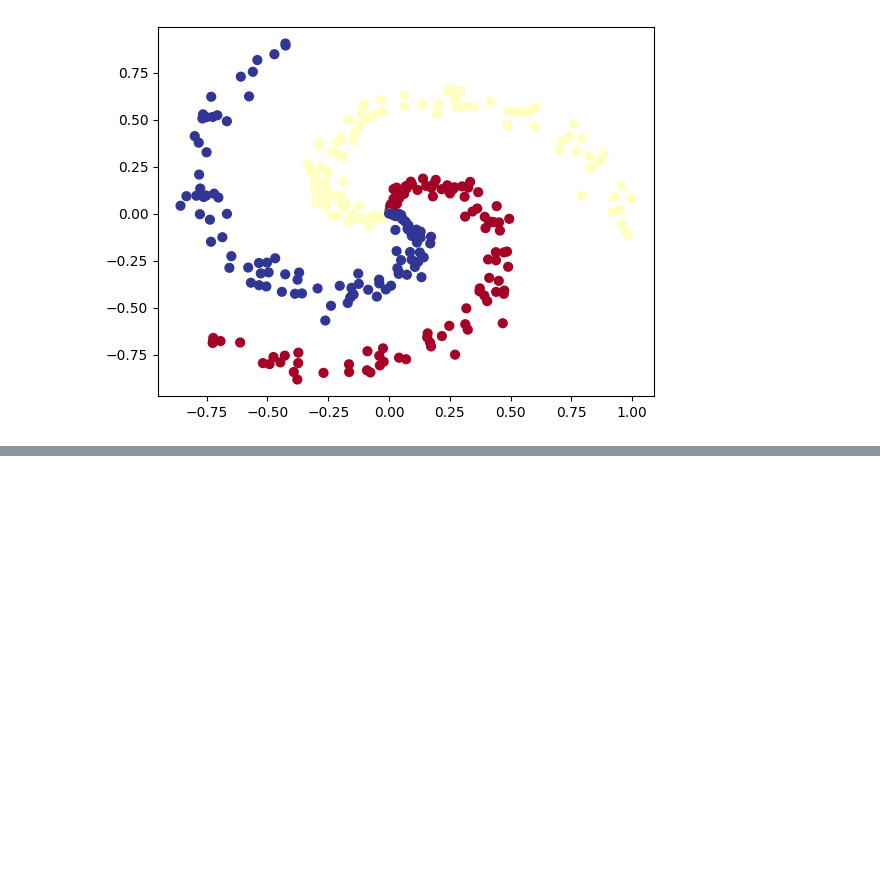
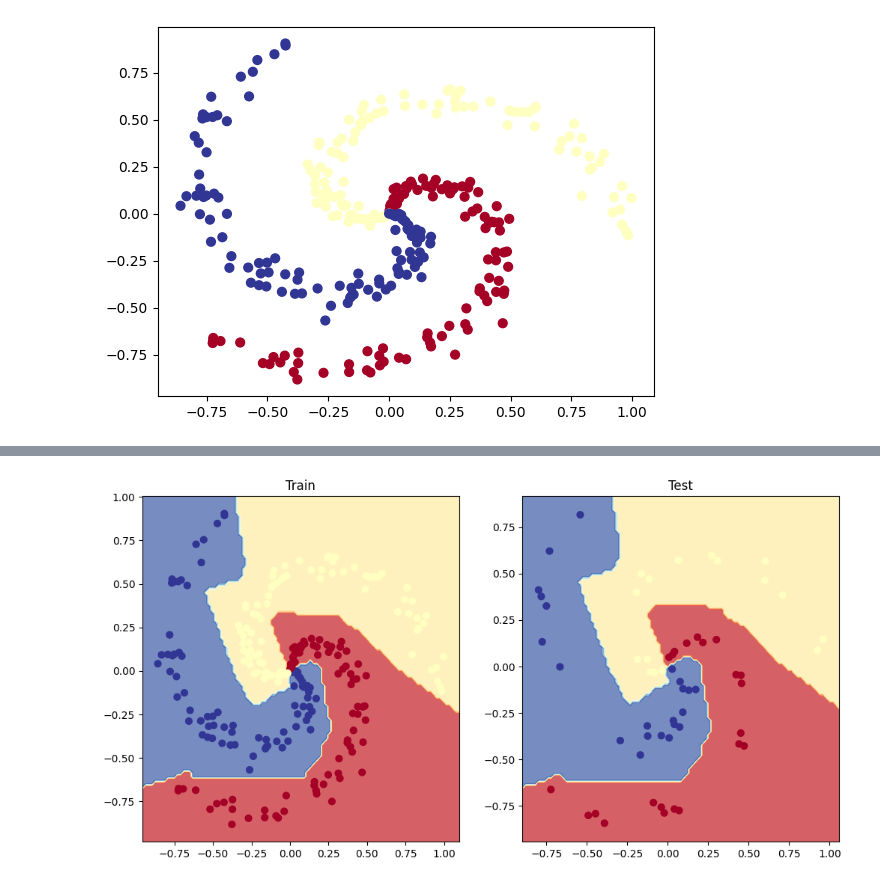
Before and after one commit to Zoezyh/Pytorch-Practice, a Jupyter notebook: exercises/02_pytorch_classification_exercises.ipynb, the cells around one changed output, grey strips where cells are left out. Cells and saved outputs as stored; diff of their text form; code cells hidden in the pictures; blank space fills up the shorter version.

```diff
--- a/exercises/02_pytorch_classification_exercises.ipynb
+++ b/exercises/02_pytorch_classification_exercises.ipynb
@@ -397,31 +448,43 @@ Pred labels:
 # %%
 # Build a training loop for the model
+epochs = 1000
+
+torch.manual_seed(42)
+torch.cuda.manual_seed(42)
 
 # Loop over data
-
-
+for epoch in range(epochs):
+  model_1.train()
   ## Training
 
   # 1. Forward pass
-
+  y_logits = model_1(X_train)
+  y_pred_probs = torch.softmax(y_logits,  dim=1)
+  y_pred = torch.argmax(y_pred_probs,  dim=1)
 
   # 2. Calculate the loss
-
+  loss = loss_fn(y_logits, y_train)
+  acc = acc_fn(y_pred, y_train)
 
   # 3. Optimizer zero grad
-
+  optimizer.zero_grad()
 
   # 4. Loss backward
-
+  loss.backward()
 
   # 5. Optimizer step
-
+  optimizer.step()
 
   ## Testing
-
-
+  model_1.eval()
+  with torch.inference_mode():
     # 1. Forward pass
-
+    test_logits = model_1(X_test)
+    test_pred_probs = torch.softmax(test_logits,  dim=1)
+    test_pred = torch.argmax(test_pred_probs,  dim=1)
     # 2. Caculate loss and acc
-
+    test_loss = loss_fn(test_logits, y_test)
+    test_acc = acc_fn(test_pred, y_test)
   # Print out what's happening every 100 epochs
+  if epoch % 100 == 0:
+    print(f"Epoch: {epoch} | Loss: {loss:.4f} Accuracy: {acc:.2f} | Test Loss: {test_loss:.4f} Test Accuracy: {test_acc:.2f}")
@@ -429,0 +502,11 @@ Pred labels:
+# %%
+# Plot decision boundaries for training and test sets
+plt.figure(figsize=(12, 6))
+plt.subplot(1, 2, 1)
+plt.title("Train")
+plot_decision_boundary(model_1, X_train, y_train)
+plt.subplot(1, 2, 2)
+plt.title("Test")
+plot_decision_boundary(model_1, X_test, y_test)
+# %% [output]
+[figure, added]
```
Also changed, not shown: parts of 10 cells of this notebook.
